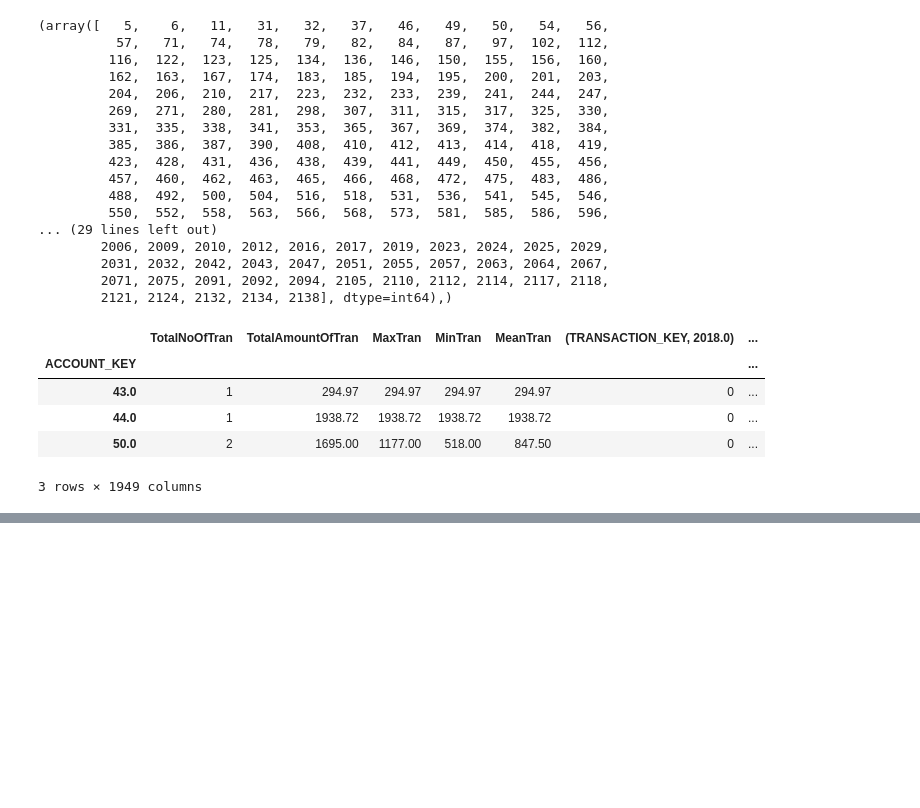
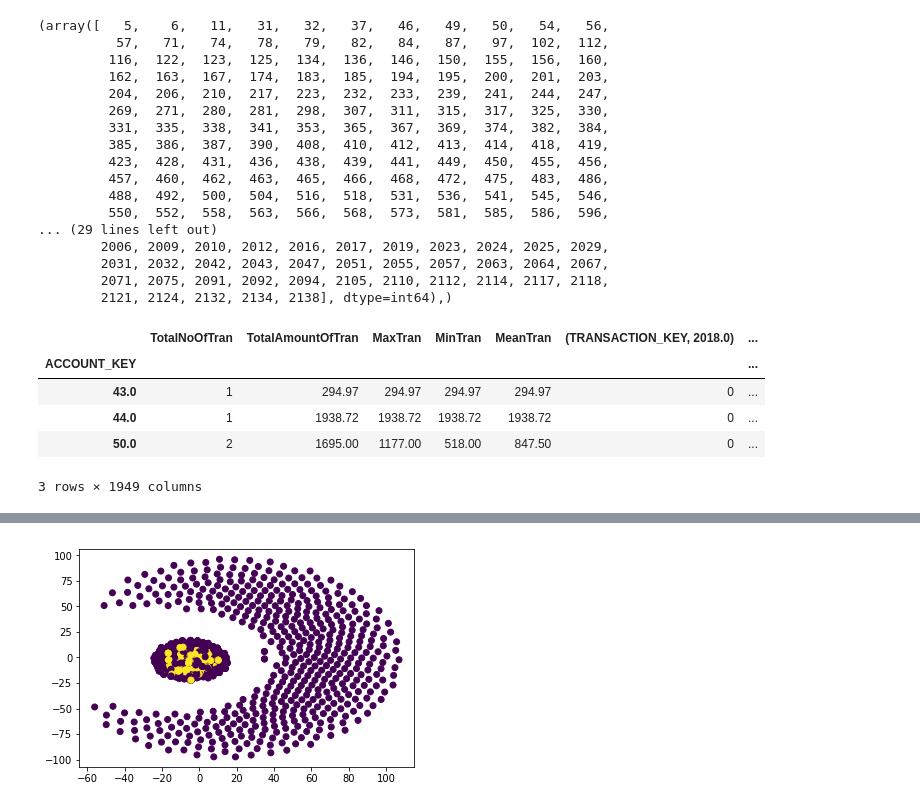
Before and after one commit to gucchi123/sas_sample, a Jupyter notebook: clustering.ipynb, the cells around one changed output, grey strips where cells are left out. Cells and saved outputs as stored; diff of their text form; code cells hidden in the pictures; blank space fills up the shorter version.

```diff
--- a/clustering.ipynb
+++ b/clustering.ipynb
@@ -396,0 +408,9 @@ fingerprint_origin.iloc[4:7, :]
+# %%
+from sklearn.svm import OneClassSVM
+onesvm = OneClassSVM()
+onesvm.fit(fingerprint_tsne)
+y_pred_onesvm = onesvm.predict(fingerprint_tsne)
+plt.scatter(fingerprint_tsne[:,0], fingerprint_tsne[:, 1], c=y_pred_onesvm)
+plt.legend()
+# %% [output]
+[figure, added]
```
Also changed, not shown: parts of 5 cells of this notebook.
